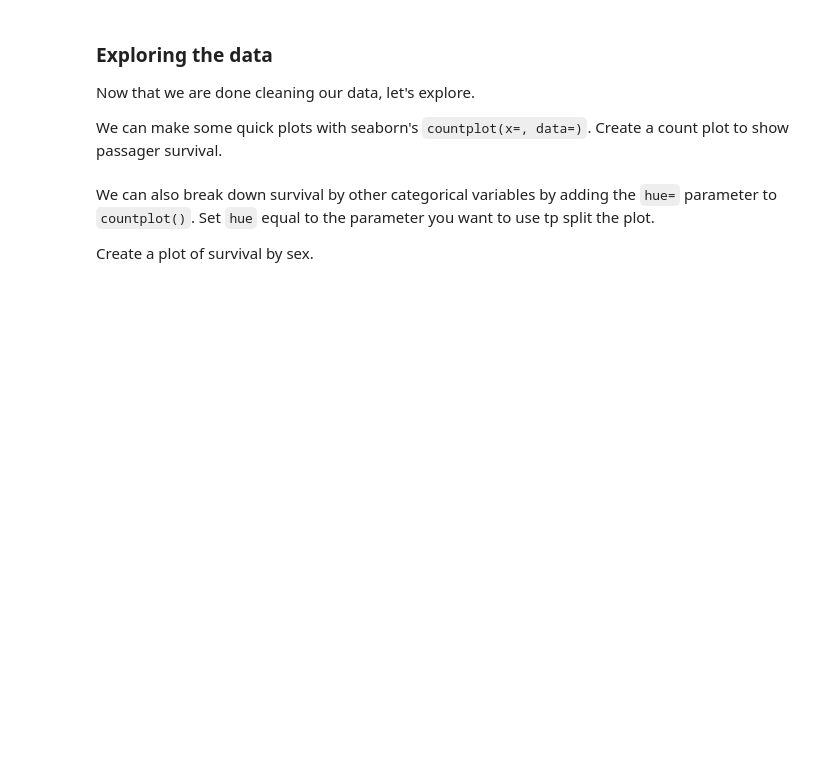
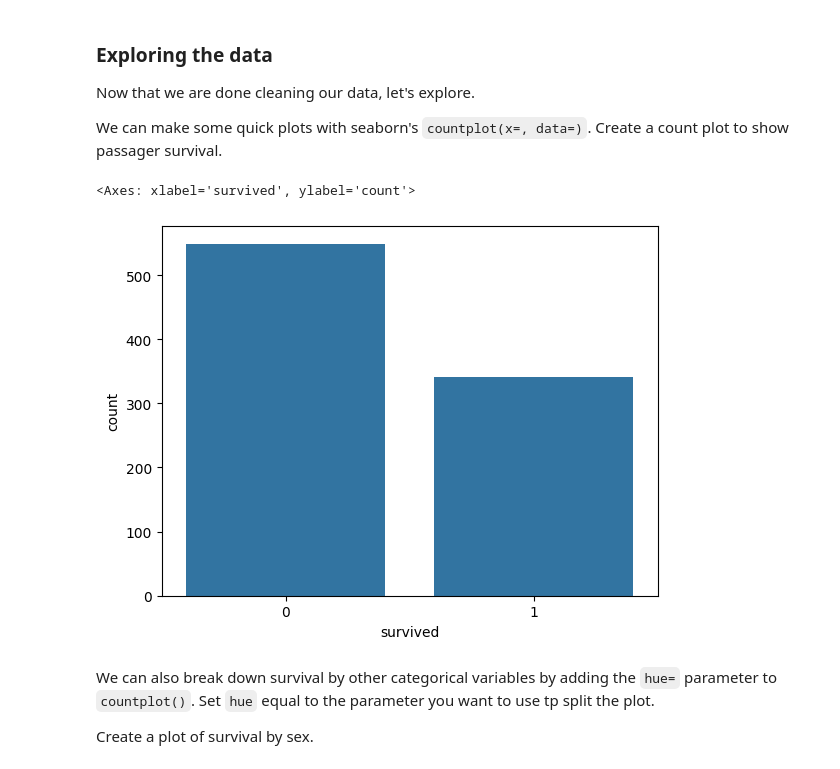
Before and after one commit to kobynwinn/codespace, a Jupyter notebook: notebooks/DSF_Classification1.ipynb, the cells around one changed output. Cells and saved outputs as stored; diff of their text form; code cells hidden in the pictures; blank space fills up the shorter version.

```diff
--- a/notebooks/DSF_Classification1.ipynb
+++ b/notebooks/DSF_Classification1.ipynb
@@ -80,3 +168,17 @@ Find the F-test score and the p value between each of the three passenger classe
 These results show that the mean `age` is significantly different by `pclass`.
 
 Replace the missing values in `age` by the mean `age` by class.
+# %%
+g1age = gp_dw.get_group((1,))['age'].mean()
+g2age = gp_dw.get_group((2,))['age'].mean()
+g3age = gp_dw.get_group((3,))['age'].mean()
+print(g1age, g2age, g3age)
+cond = df['pclass'] == 1
+df.loc[cond, 'age'] = df.loc[cond, 'age'].fillna(g1age)
+
+cond = df['pclass'] == 2
+df.loc[cond, 'age'] = df.loc[cond, 'age'].fillna(g2age)
+
+cond = df['pclass'] == 3
+df.loc[cond, 'age'] = df.loc[cond, 'age'].fillna(g3age)
+df['age']
@@ -83,2 +199,8 @@ Replace the missing values in `age` by the mean `age` by class.
 # %% [markdown]
 Now we only have 2 rows with missing data. These two data points are unlikely to meaningfully change the entire models so we can drop both rows.
+# %%
+
+df = df.drop(index= [829])
+df = df.reset_index()
+df = df.drop(columns = ['index'])
+df.loc[[810,829]]
@@ -88,3 +214,6 @@ Now we only have 2 rows with missing data. These two data points are unlikely to
 We haven't done any EDA so it's not immediately obvious which columns we should keep. The only columns we would need to remove are columns that seem redundant.
 
 `embarked` and `embark_town` show the same information so we can remove one of them. Remove `embarked`.
+# %%
+df = df.drop(columns = ['embarked'])
+df
@@ -91,3 +234,8 @@ We haven't done any EDA so it's not immediately obvious which columns we should
 # %% [markdown]
 ### Encoding categorical variables
 Use `factorize()` to recode features `sex`, `embark_town`(the harbor city), `survived` and into numerical data. This will *label encode* not *1-hot encode* the data. After you encode your data, replace the original columns with your encoded versions.
+# %%
+df['sex'] = df['sex'].factorize()[0]
+df['embark_town'] = df['embark_town'].factorize()[0]
+df['survived'] = df['survived'].factorize()[0]
+df
@@ -97,6 +259,11 @@ Now that we are done cleaning our data, let's explore.
 
 
 We can make some quick plots with seaborn's `countplot(x=, data=)`. Create a count plot to show passager survival.
+# %%
+sns.countplot(x='survived', data=df)
+# %% [output]
+<Axes: xlabel='survived', ylabel='count'>
+[figure, added]
 # %% [markdown]
 We can also break down survival by other categorical variables by adding the `hue=` parameter to `countplot()`. Set `hue` equal to the parameter you want to use tp split the plot.
 
```
Also changed, not shown: parts of 15 cells of this notebook.
